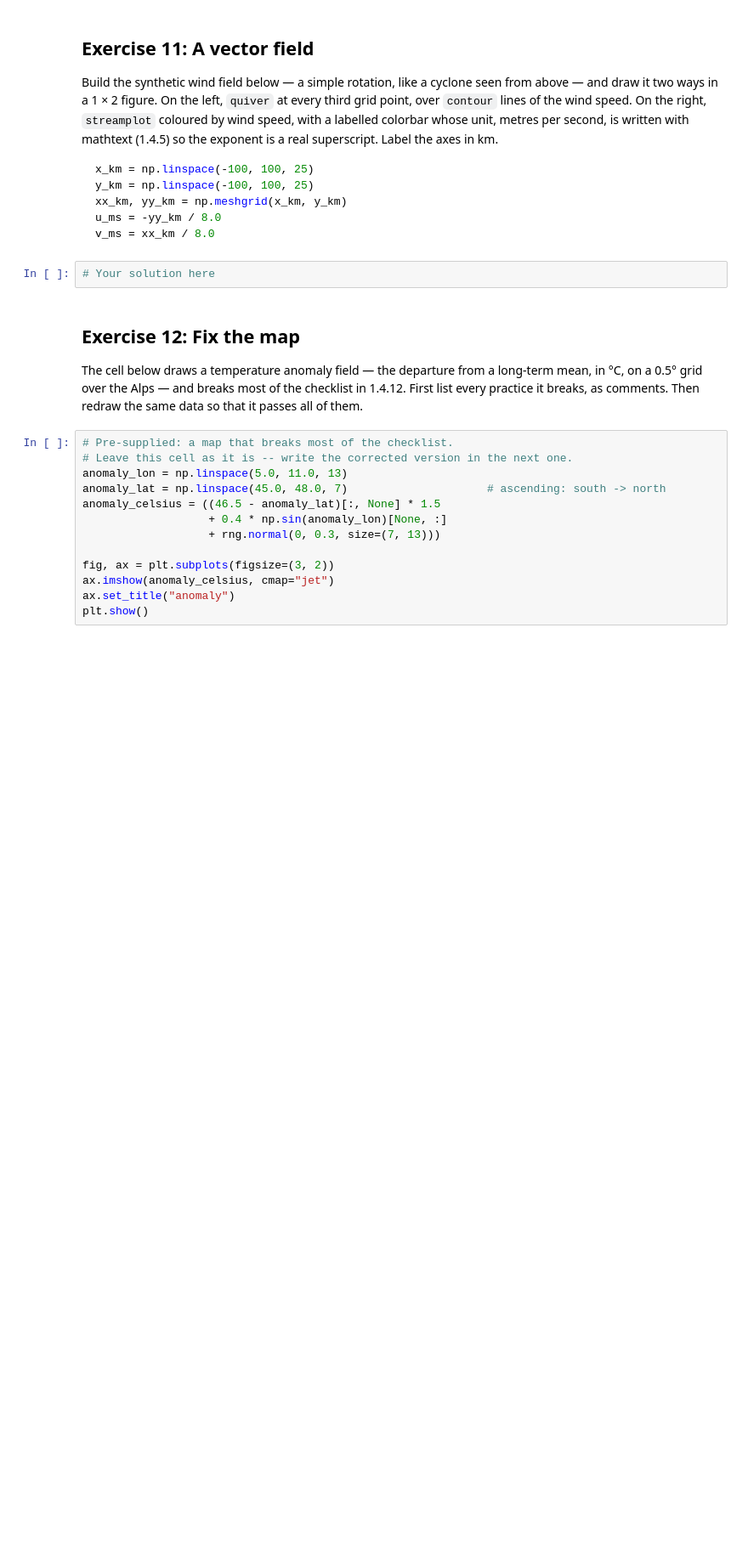
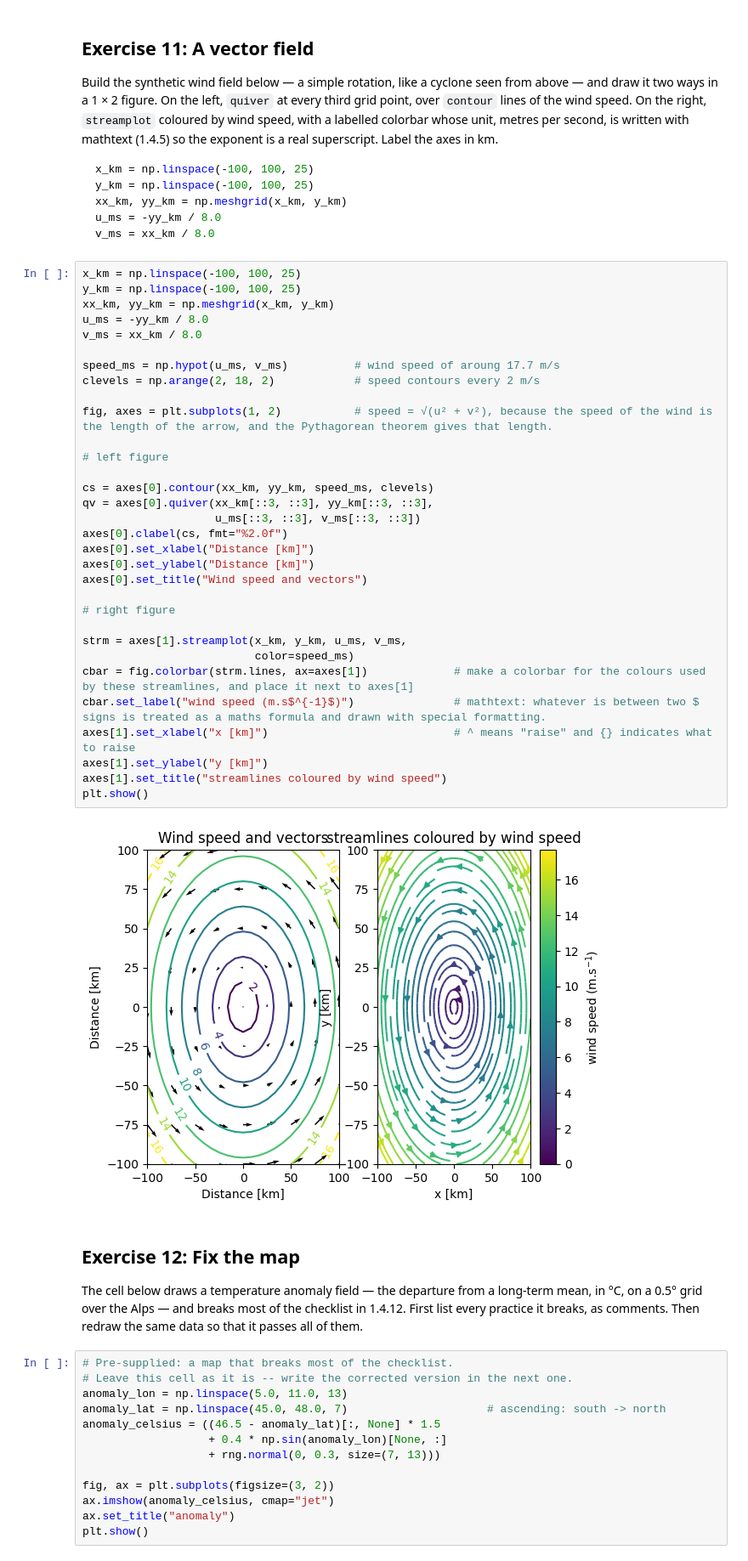
Before and after one commit to cindymonnet/2026_Intro_Python, a Jupyter notebook: live/part-I/1.4-matplotlib-and-xarray-practice-exercises.ipynb, the cells around one changed output. Shown at 85% size. Drawn from its saved outputs; the diff is of its cells as text; blank space fills up the shorter version.

````diff
--- a/live/part-I/1.4-matplotlib-and-xarray-practice-exercises.ipynb
+++ b/live/part-I/1.4-matplotlib-and-xarray-practice-exercises.ipynb
@@ -451,7 +451,39 @@ u_ms = -yy_km / 8.0
 v_ms = xx_km / 8.0
 ```
 # %%
-# Your solution here
+x_km = np.linspace(-100, 100, 25)
+y_km = np.linspace(-100, 100, 25)
+xx_km, yy_km = np.meshgrid(x_km, y_km)
+u_ms = -yy_km / 8.0
+v_ms = xx_km / 8.0
+
+speed_ms = np.hypot(u_ms, v_ms)          # wind speed of aroung 17.7 m/s
+clevels = np.arange(2, 18, 2)            # speed contours every 2 m/s
+
+fig, axes = plt.subplots(1, 2)           # speed = √(u² + v²), because the speed of the wind is the length of the arrow, and the Pythagorean theorem gives that length.
+
+# left figure
+
+cs = axes[0].contour(xx_km, yy_km, speed_ms, clevels)
+qv = axes[0].quiver(xx_km[::3, ::3], yy_km[::3, ::3],
+                    u_ms[::3, ::3], v_ms[::3, ::3])
+axes[0].clabel(cs, fmt="%2.0f")
+axes[0].set_xlabel("Distance [km]")
+axes[0].set_ylabel("Distance [km]")
+axes[0].set_title("Wind speed and vectors")
+
+# right figure
+
+strm = axes[1].streamplot(x_km, y_km, u_ms, v_ms,
+                          color=speed_ms)
+cbar = fig.colorbar(strm.lines, ax=axes[1])             # make a colorbar for the colours used by these streamlines, and place it next to axes[1]
+cbar.set_label("wind speed (m.s$^{-1}$)")               # mathtext: whatever is between two $ signs is treated as a maths formula and drawn with special formatting.
+axes[1].set_xlabel("x [km]")                            # ^ means "raise" and {} indicates what to raise
+axes[1].set_ylabel("y [km]")
+axes[1].set_title("streamlines coloured by wind speed")
+plt.show()
+# %% [output]
+[figure, added]
 # %% [markdown]
 ## Exercise 12: Fix the map
 
````
Also changed, not shown: parts of 4 cells of this notebook.
